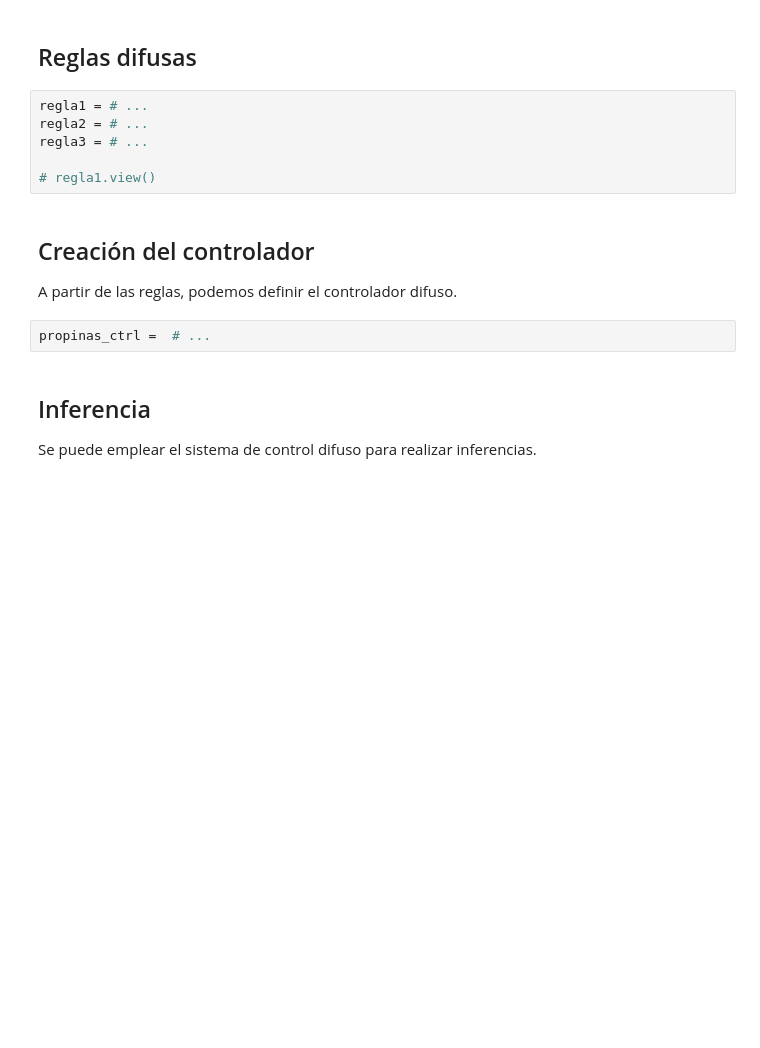
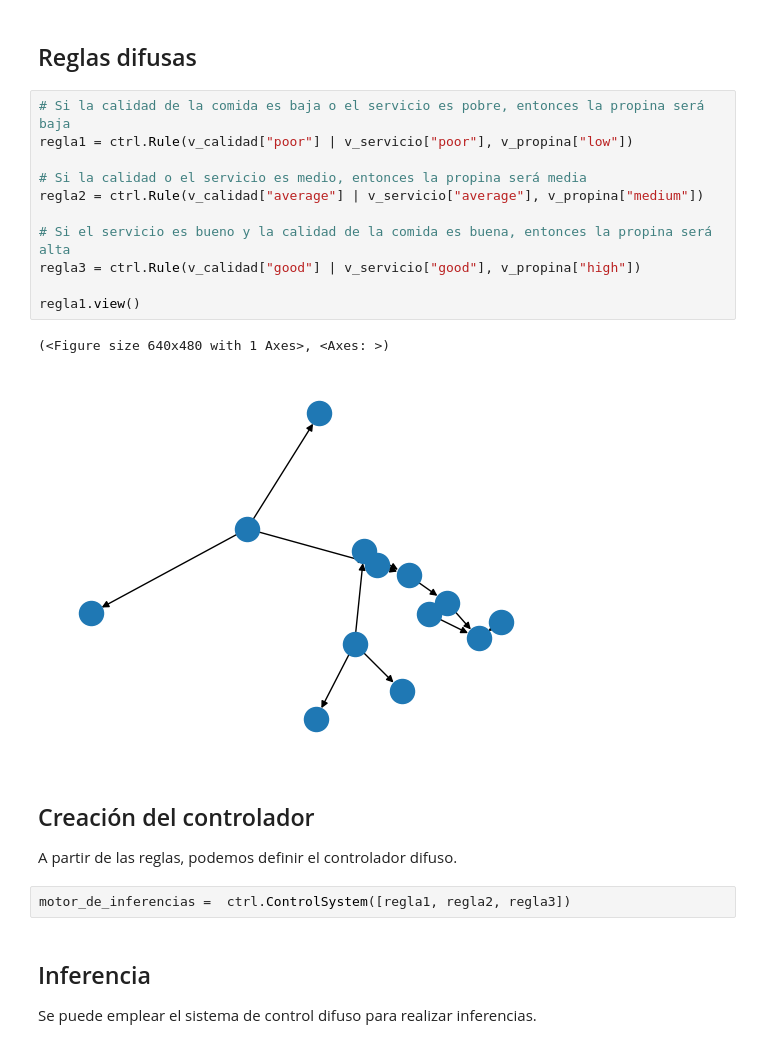
Before and after one commit to 0xGeN02/University, a Jupyter notebook: 2/IA/sesion7/N03_propinas_difusas.ipynb, the cells around one changed output. Cells and saved outputs as stored; diff of their text form; blank space fills up the shorter version.

```diff
--- a/2/IA/sesion7/N03_propinas_difusas.ipynb
+++ b/2/IA/sesion7/N03_propinas_difusas.ipynb
@@ -49,17 +53,25 @@ print(v_propina.defuzzify_method)
 # %% [markdown]
 ## Reglas difusas
-# %%
-regla1 = # ...
-regla2 = # ...
-regla3 = # ...
-
-# regla1.view()
+# %%
+# Si la calidad de la comida es baja o el servicio es pobre, entonces la propina será baja
+regla1 = ctrl.Rule(v_calidad["poor"] | v_servicio["poor"], v_propina["low"])
+
+# Si la calidad o el servicio es medio, entonces la propina será media
+regla2 = ctrl.Rule(v_calidad["average"] | v_servicio["average"], v_propina["medium"])
+
+# Si el servicio es bueno y la calidad de la comida es buena, entonces la propina será alta
+regla3 = ctrl.Rule(v_calidad["good"] | v_servicio["good"], v_propina["high"])
+
+regla1.view()
+# %% [output]
+(<Figure size 640x480 with 1 Axes>, <Axes: >)
+[figure, added]
 # %% [markdown]
 ## Creación del controlador
 
 A partir de las reglas, podemos definir el controlador difuso.
-# %%
-propinas_ctrl =  # ...
+# %%
+motor_de_inferencias =  ctrl.ControlSystem([regla1, regla2, regla3])
 # %% [markdown]
 ## Inferencia
 
```
Also changed, not shown: parts of 6 cells of this notebook.
